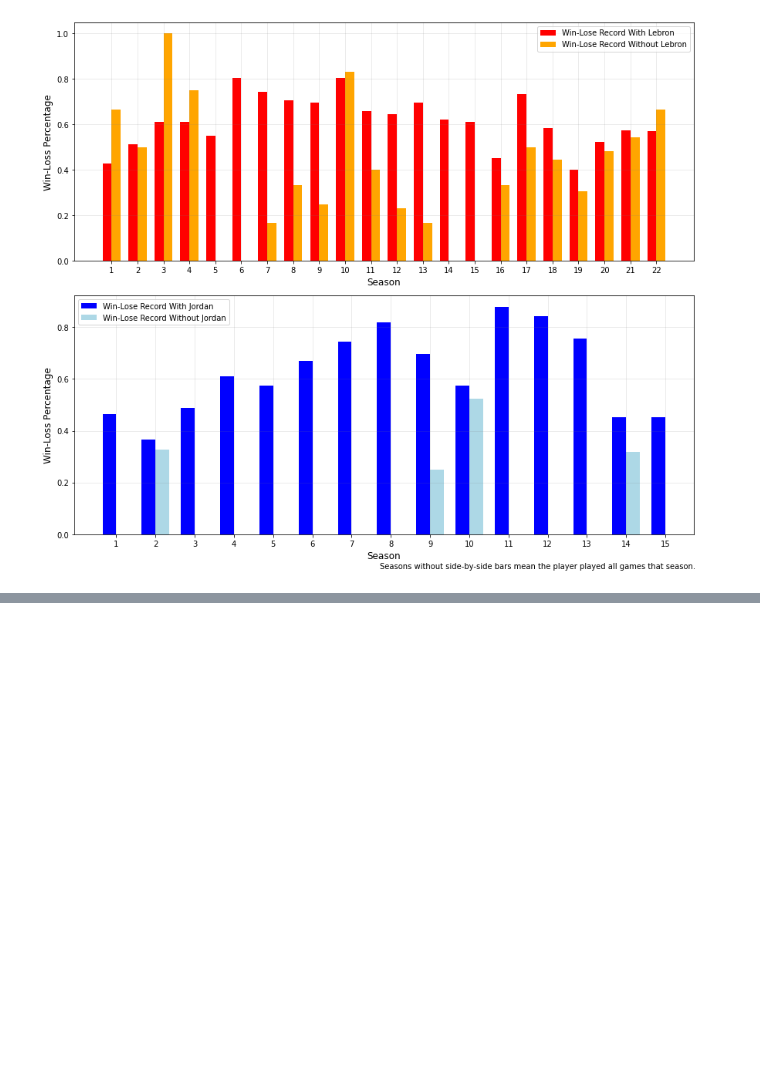
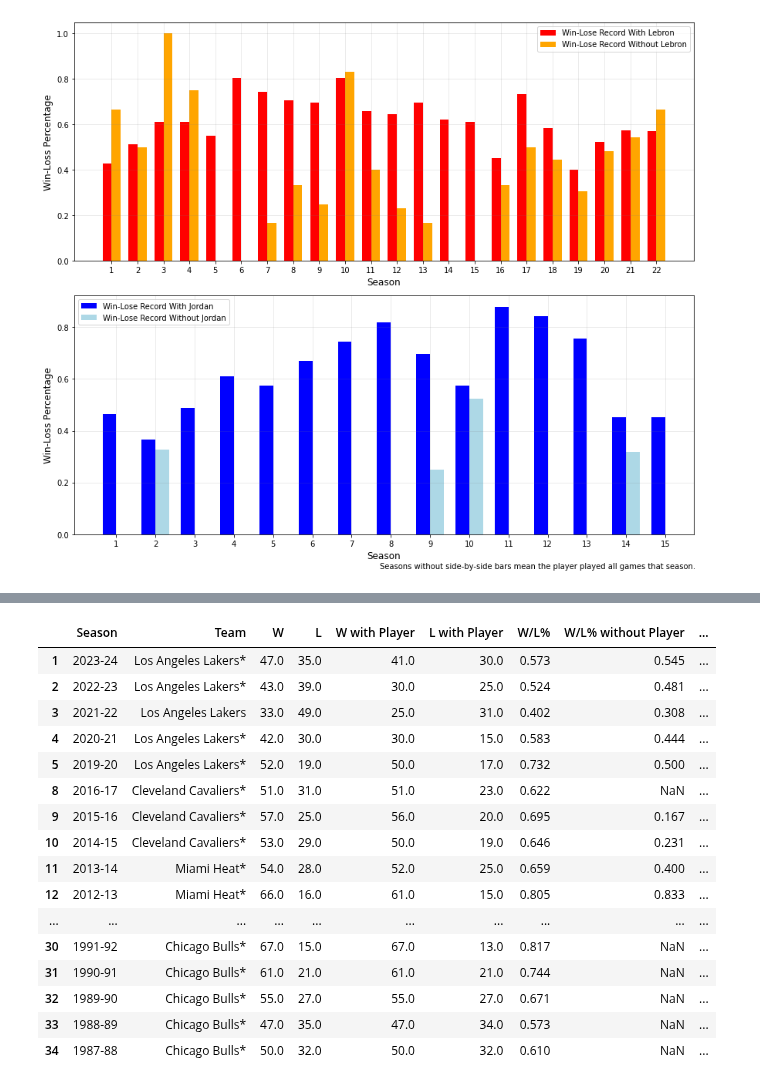
Before and after one commit to gohsoonhao/therealGOAT, a Jupyter notebook: 2b_reg_season_team_success.ipynb, the cells around one changed output, grey strips where cells are left out. Cells and saved outputs as stored; diff of their text form; code cells hidden in the pictures; blank space fills up the shorter version.

```diff
--- a/2b_reg_season_team_success.ipynb
+++ b/2b_reg_season_team_success.ipynb
@@ -132,0 +149,24 @@ teammates_df.head()
+# %%
+# Add W/L% without allstar Teammate column
+combined = combined.dropna(subset=['Teammate W'])
+combined['Team W/L% without Teammate'] = ((combined['W'] - combined['Teammate W'])/((combined['L'] - combined['Teammate L'])+(combined['W'] - combined['Teammate W']))).round(3)
+combined = combined[combined['Season'] != '1993-94']
+combined
+# %% [output]
+|  | Season | Team | W | L | W with Player | L with Player | W/L% | W/L% without Player | ... |
+| 1 | 2023-24 | Los Angeles Lakers* | 47.0 | 35.0 | 41.0 | 30.0 | 0.573 | 0.545 | ... |
+| 2 | 2022-23 | Los Angeles Lakers* | 43.0 | 39.0 | 30.0 | 25.0 | 0.524 | 0.481 | ... |
+| 3 | 2021-22 | Los Angeles Lakers | 33.0 | 49.0 | 25.0 | 31.0 | 0.402 | 0.308 | ... |
+| 4 | 2020-21 | Los Angeles Lakers* | 42.0 | 30.0 | 30.0 | 15.0 | 0.583 | 0.444 | ... |
+| 5 | 2019-20 | Los Angeles Lakers* | 52.0 | 19.0 | 50.0 | 17.0 | 0.732 | 0.500 | ... |
+| 8 | 2016-17 | Cleveland Cavaliers* | 51.0 | 31.0 | 51.0 | 23.0 | 0.622 | NaN | ... |
+| 9 | 2015-16 | Cleveland Cavaliers* | 57.0 | 25.0 | 56.0 | 20.0 | 0.695 | 0.167 | ... |
+| 10 | 2014-15 | Cleveland Cavaliers* | 53.0 | 29.0 | 50.0 | 19.0 | 0.646 | 0.231 | ... |
+| 11 | 2013-14 | Miami Heat* | 54.0 | 28.0 | 52.0 | 25.0 | 0.659 | 0.400 | ... |
+| 12 | 2012-13 | Miami Heat* | 66.0 | 16.0 | 61.0 | 15.0 | 0.805 | 0.833 | ... |
+| ... | ... | ... | ... | ... | ... | ... | ... | ... | ... |
+| 30 | 1991-92 | Chicago Bulls* | 67.0 | 15.0 | 67.0 | 13.0 | 0.817 | NaN | ... |
+| 31 | 1990-91 | Chicago Bulls* | 61.0 | 21.0 | 61.0 | 21.0 | 0.744 | NaN | ... |
+| 32 | 1989-90 | Chicago Bulls* | 55.0 | 27.0 | 55.0 | 27.0 | 0.671 | NaN | ... |
+| 33 | 1988-89 | Chicago Bulls* | 47.0 | 35.0 | 47.0 | 34.0 | 0.573 | NaN | ... |
+| 34 | 1987-88 | Chicago Bulls* | 50.0 | 32.0 | 50.0 | 32.0 | 0.610 | NaN | ... |
```
Also changed, not shown: parts of 4 cells of this notebook.
